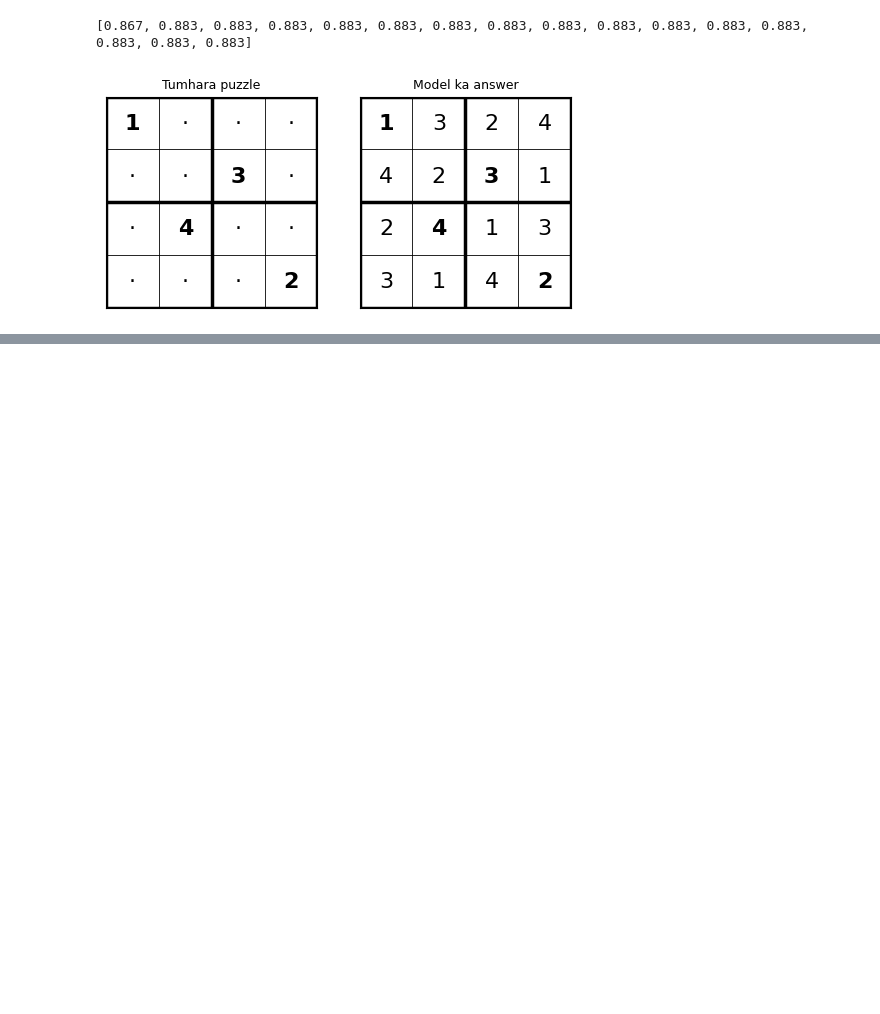
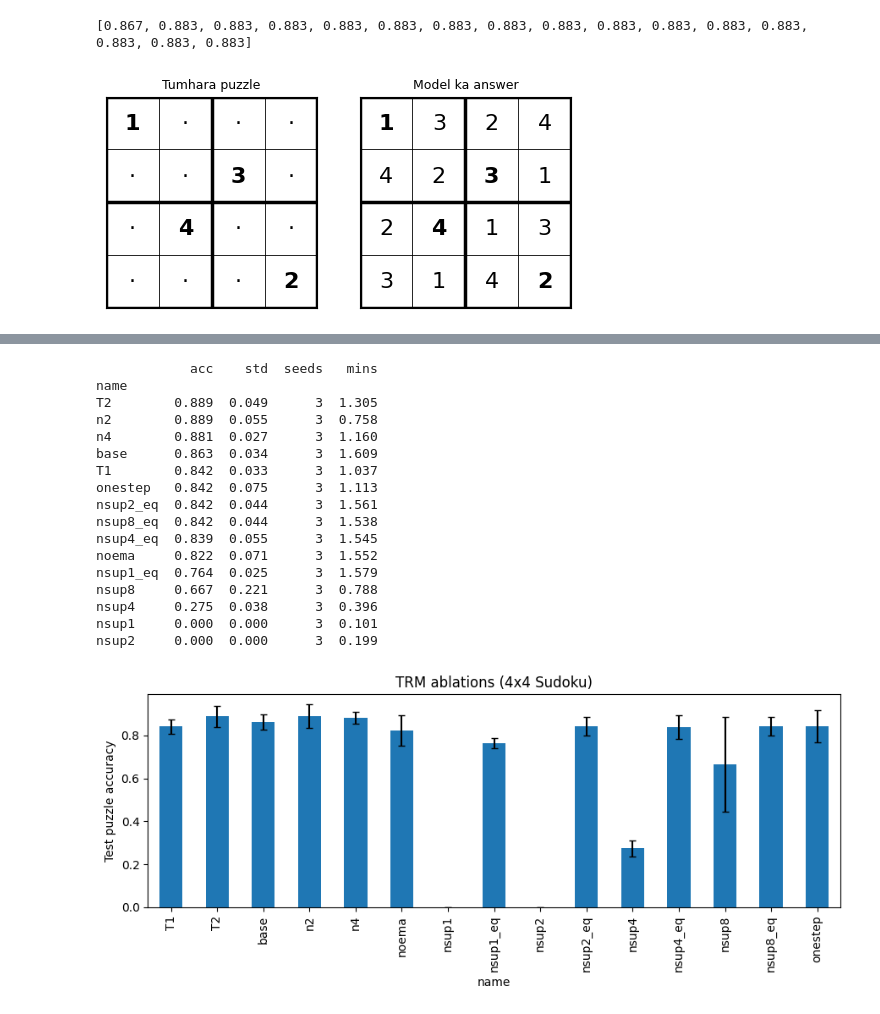
Before and after one commit to Prince4157/trm-sudoku, a Jupyter notebook: TRM_SUDUKO.ipynb, the cells around one changed output, grey strips where cells are left out. Saved outputs shown, nothing was run; the diff lists cells and outputs as text; code cells hidden in the pictures; blank space fills up the shorter version.

```diff
--- a/TRM_SUDUKO.ipynb
+++ b/TRM_SUDUKO.ipynb
@@ -404,0 +452,30 @@ plt.tight_layout(); plt.show()
+# %%
+import glob, pandas as pd
+rows = [json.load(open(f)) for f in glob.glob(f'{RES}/*.json')]
+df = pd.DataFrame(rows)
+tab = df.groupby('name').agg(acc=('test_acc','mean'), std=('test_acc','std'),
+                             seeds=('seed','count'), mins=('minutes','mean')).round(3)
+print(tab.sort_values('acc', ascending=False))
+
+tab['acc'].plot(kind='bar', yerr=tab['std'], figsize=(9,4), capsize=3)
+plt.ylabel('Test puzzle accuracy'); plt.title('TRM ablations (4x4 Sudoku)')
+plt.tight_layout(); plt.show()
+# %% [output]
+            acc    std  seeds   mins
+name
+T2        0.889  0.049      3  1.305
+n2        0.889  0.055      3  0.758
+n4        0.881  0.027      3  1.160
+base      0.863  0.034      3  1.609
+T1        0.842  0.033      3  1.037
+onestep   0.842  0.075      3  1.113
+nsup2_eq  0.842  0.044      3  1.561
+nsup8_eq  0.842  0.044      3  1.538
+nsup4_eq  0.839  0.055      3  1.545
+noema     0.822  0.071      3  1.552
+nsup1_eq  0.764  0.025      3  1.579
+nsup8     0.667  0.221      3  0.788
+nsup4     0.275  0.038      3  0.396
+nsup1     0.000  0.000      3  0.101
+nsup2     0.000  0.000      3  0.199
+[figure, added]
```
Also changed, not shown: parts of 5 cells of this notebook, 54 other files.
